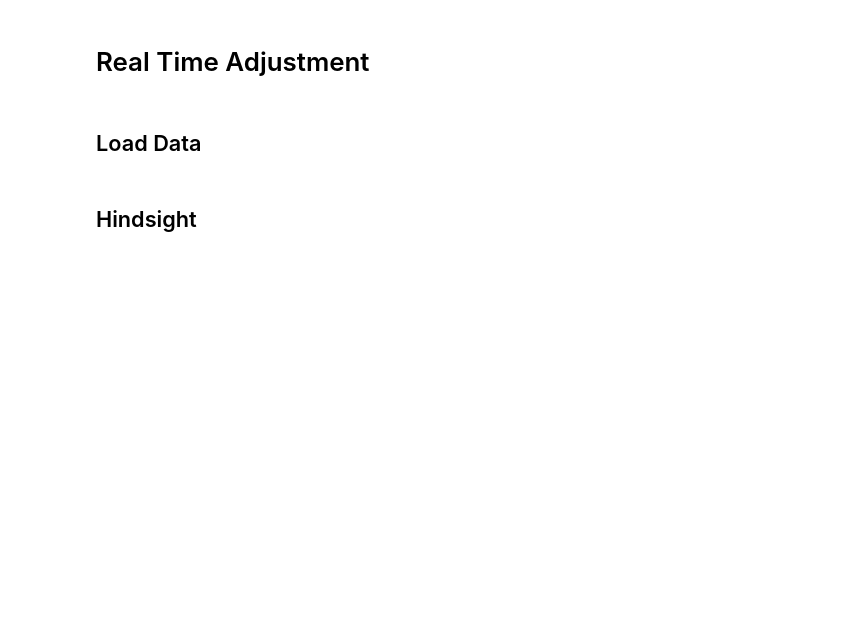
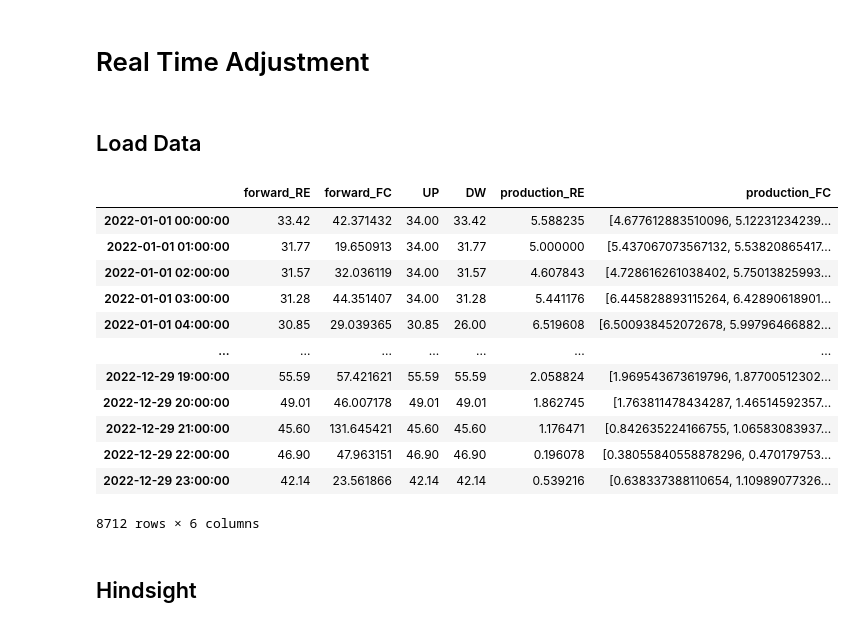
Before and after one commit to MGuckert/Real-time-adjustment-strategies-for-trading-wind-power-and-hydrogen, a Jupyter notebook: real_time_adjustment.ipynb, the cells around one changed output. Saved outputs shown, nothing was run; the diff lists cells and outputs as text; code cells hidden in the pictures; blank space fills up the shorter version.

```diff
--- a/real_time_adjustment.ipynb
+++ b/real_time_adjustment.ipynb
@@ -18,23 +19,40 @@ from constants import *
 # %% [markdown]
 ## Load Data
 # %%
-def build_dataset(start_date='01-01-2022', end_date='12-30-2022'):
+def build_dataset(idx_start=0,idx_end=HOURS_PER_YEAR,start_date='01-01-2022', end_date='12-29-2022'):
     prices = pd.read_csv('./data/2020_data.csv', index_col=0)[HOURS_PER_MONTH:]
     prices.index = pd.date_range(start='01-31-2021', periods=len(prices), freq='h')
-    prices = prices[start_date:end_date]
+    prices = prices[start_date:end_date][idx_start:idx_end]
     prices = prices.drop(columns=['production_FC','Offshore DK1', 'Offshore DK2', 'Onshore DK1', 'Onshore DK2'])
     prices['production_RE'] *= NOMINAL_WIND
+
     forecasts = pd.read_csv('./forecasting/rolling_forecasts_2021_2022.csv', index_col=0)
     forecasts.index = pd.date_range(start='01-31-2021', periods=len(forecasts), freq='h')
-    forecasts = forecasts[start_date:end_date]
+    forecasts = forecasts[start_date:end_date][idx_start:idx_end]
     forecasts *= NOMINAL_WIND
-    forecasts = forecasts.clip(0)
-    # For each row, create a list that contains the values of the 24 forecast columns, and add it to a new column
-    forecasts['production_FC'] = forecasts.apply(lambda row: [row['FC_{i}h'.format(i=i)] for i in range(1, 25)], axis=1)
-    forecasts = forecasts.drop(columns=[f'FC_{i}h' for i in range(1, 25)])
+    forecasts.clip(lower=0, upper=10,inplace=True)
+    forecast_cols = [f'FC_{i}h' for i in range(1, 25)]
+    forecasts['production_FC'] = forecasts[forecast_cols].values.tolist()
+    forecasts.drop(columns=[f'FC_{i}h' for i in range(1, 25)],inplace=True)
+
     dataset = pd.concat([prices, forecasts], axis=1)
+
     return dataset
 
 data = build_dataset()
 display(data)
+# %% [output]
+|  | forward_RE | forward_FC | UP | DW | production_RE | production_FC |
+| 2022-01-01 00:00:00 | 33.42 | 42.371432 | 34.00 | 33.42 | 5.588235 | [4.677612883510096, 5.12231234239... |
+| 2022-01-01 01:00:00 | 31.77 | 19.650913 | 34.00 | 31.77 | 5.000000 | [5.437067073567132, 5.53820865417... |
+| 2022-01-01 02:00:00 | 31.57 | 32.036119 | 34.00 | 31.57 | 4.607843 | [4.728616261038402, 5.75013825993... |
+| 2022-01-01 03:00:00 | 31.28 | 44.351407 | 34.00 | 31.28 | 5.441176 | [6.445828893115264, 6.42890618901... |
+| 2022-01-01 04:00:00 | 30.85 | 29.039365 | 30.85 | 26.00 | 6.519608 | [6.500938452072678, 5.99796466882... |
+| ... | ... | ... | ... | ... | ... | ... |
+| 2022-12-29 19:00:00 | 55.59 | 57.421621 | 55.59 | 55.59 | 2.058824 | [1.969543673619796, 1.87700512302... |
+| 2022-12-29 20:00:00 | 49.01 | 46.007178 | 49.01 | 49.01 | 1.862745 | [1.763811478434287, 1.46514592357... |
+| 2022-12-29 21:00:00 | 45.60 | 131.645421 | 45.60 | 45.60 | 1.176471 | [0.842635224166755, 1.06583083937... |
+| 2022-12-29 22:00:00 | 46.90 | 47.963151 | 46.90 | 46.90 | 0.196078 | [0.38055840558878296, 0.470179753... |
+| 2022-12-29 23:00:00 | 42.14 | 23.561866 | 42.14 | 42.14 | 0.539216 | [0.638337388110654, 1.10989077326... |
+8712 rows × 6 columns
 # %%
```
Also changed, not shown: parts of 30 cells of this notebook, 2 other files.
